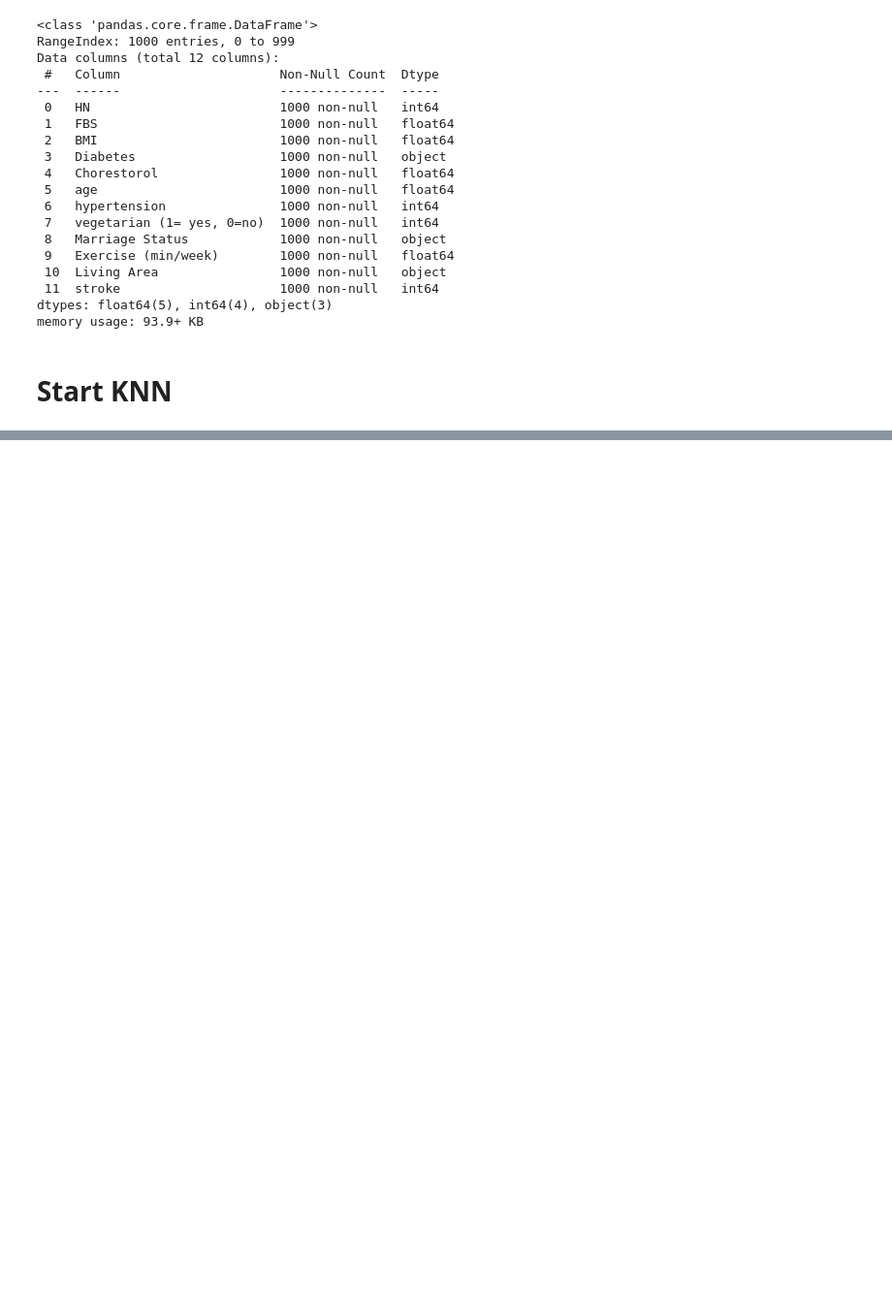
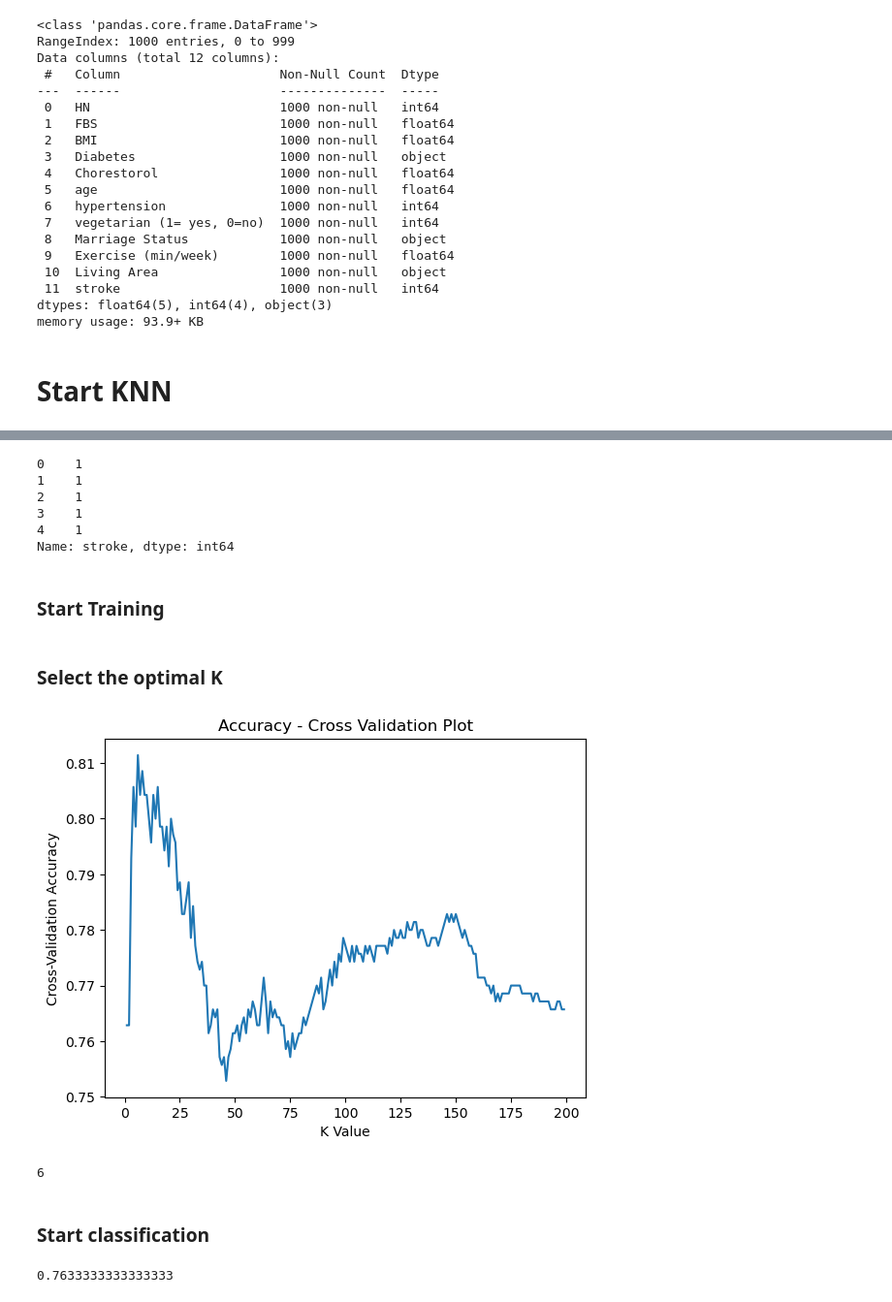
Before and after one commit to GeekWulf/AI-group-project, a Jupyter notebook: k_closest_neighbors/k_closeset_neighbors.ipynb, the cells around one changed output, grey strips where cells are left out. Shown: that part at 97% size. Cells and saved outputs as stored; diff of their text form; code cells hidden in the pictures; blank space fills up the shorter version.

Commit message:
basic classification

```diff
--- a/k_closest_neighbors/k_closeset_neighbors.ipynb
+++ b/k_closest_neighbors/k_closeset_neighbors.ipynb
@@ -127,0 +131,3 @@ memory usage: 93.9+ KB
+# %%
+features = ['FBS', 'BMI', 'Diabetes', 'Chorestorol', 'age', 'hypertension', 'vegetarian (1= yes, 0=no)', 'Exercise (min/week)']
+df[features].head(5)
@@ -127,0 +141,49 @@ memory usage: 93.9+ KB
+# %%
+df['stroke'].head(5)
+# %% [output]
+0    1
+1    1
+2    1
+3    1
+4    1
+Name: stroke, dtype: int64
+# %% [markdown]
+### Start Training
+# %%
+X = df[features].values
+y = df['stroke']
+
+X_train, X_test, y_train, y_test = train_test_split(X, y, test_size = 0.3)
+# %% [markdown]
+### Select the optimal K
+# %%
+k_values = range(1, 200)
+k_scores = []
+
+for k in k_values:
+    knn = KNeighborsClassifier(n_neighbors = k, weights = 'distance')
+    score = cross_val_score(knn, X_train, y_train, cv = 10, scoring = 'accuracy')
+    k_scores.append(score.mean())
+
+plt.plot(k_values, k_scores)
+plt.xlabel('K Value')
+plt.ylabel('Cross-Validation Accuracy')
+plt.title('Accuracy - Cross Validation Plot')
+plt.show()
+# %% [output]
+[figure, added]
+# %%
+optimal_k = [k_values[i] for i in range(len(k_scores)) if k_scores[i] == max(k_scores)][0]
+optimal_k
+# %% [output]
+6
+# %% [markdown]
+### Start classification
+# %%
+knn = KNeighborsClassifier(n_neighbors = optimal_k, weights = 'distance')
+knn.fit(X_train, y_train)
+
+y_pred = knn.predict(X_test)
+print(accuracy_score(y_test, y_pred))
+# %% [output]
+0.7633333333333333
```
Also changed, not shown: parts of 3 cells of this notebook.
